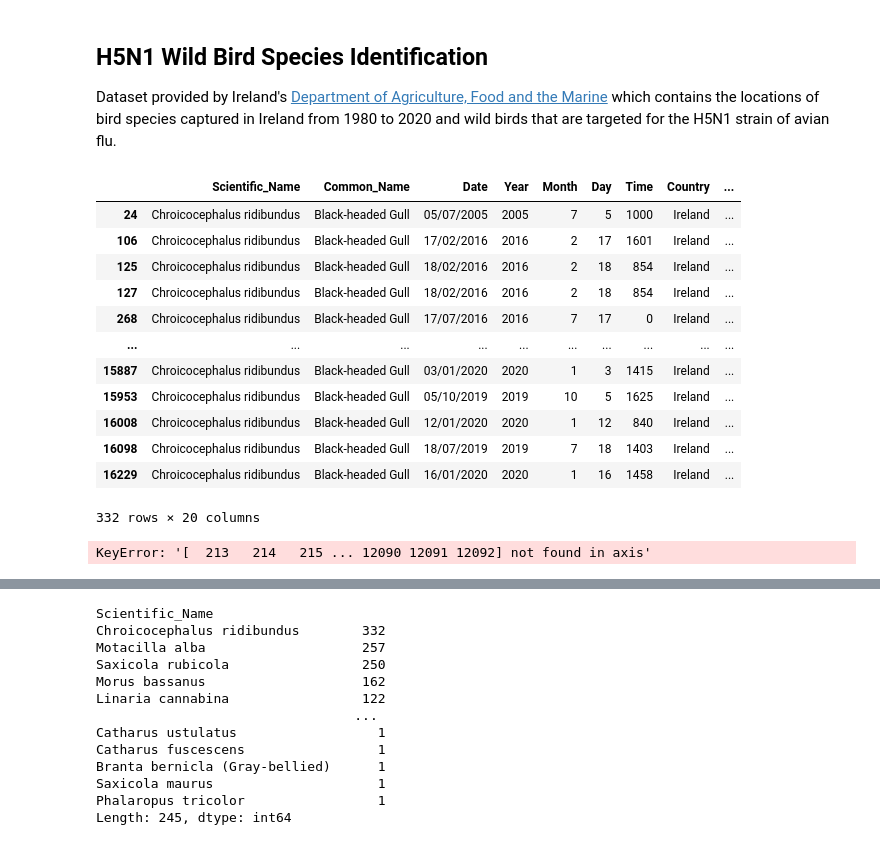
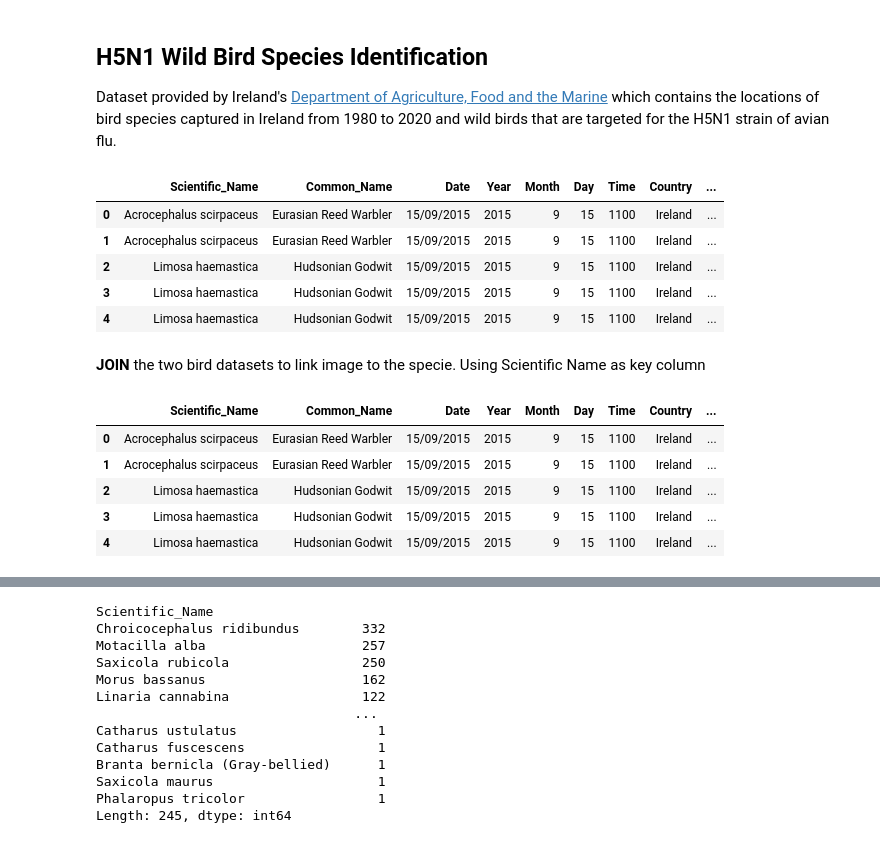
Before and after one commit to pessini/avian-flu-wild-birds-ireland, a Jupyter notebook: Datasets.ipynb, the cells around one changed output, grey strips where cells are left out. Saved outputs shown, nothing was run; the diff lists cells and outputs as text; code cells hidden in the pictures.

```diff
--- a/Datasets.ipynb
+++ b/Datasets.ipynb
@@ -165,5 +165,13 @@ df_birds.head()
 
 Dataset provided by Ireland's [Department of Agriculture, Food and the Marine](https://data.gov.ie/dataset/h5n1-wild-bird-species-identification) which contains the locations of bird species captured in Ireland from 1980 to 2020 and wild birds that are targeted for the H5N1 strain of avian flu.
 # %%
-bird_flu = pd.read_csv("./data/bird-flu.csv", encoding='latin-1')
+wild_birds = pd.read_csv("./data/98696_58589762-e8f9-4bb0-9d39-09570efbad62.xls", encoding='latin-1')
 birdwatch = pd.read_csv("./data/BirdWatchIreland.csv")
+wild_birds.head()
+# %% [output]
+|  | Scientific_Name | Common_Name | Date | Year | Month | Day | Time | Country | ... |
+| 0 | Acrocephalus scirpaceus | Eurasian Reed Warbler | 15/09/2015 | 2015 | 9 | 15 | 1100 | Ireland | ... |
+| 1 | Acrocephalus scirpaceus | Eurasian Reed Warbler | 15/09/2015 | 2015 | 9 | 15 | 1100 | Ireland | ... |
+| 2 | Limosa haemastica | Hudsonian Godwit | 15/09/2015 | 2015 | 9 | 15 | 1100 | Ireland | ... |
+| 3 | Limosa haemastica | Hudsonian Godwit | 15/09/2015 | 2015 | 9 | 15 | 1100 | Ireland | ... |
+| 4 | Limosa haemastica | Hudsonian Godwit | 15/09/2015 | 2015 | 9 | 15 | 1100 | Ireland | ... |
@@ -172,21 +178,3 @@ df1 = pd.merge(bird_flu, birdwatch, on='Scientific_Name', how='left')
-# %%
-df1[df1['Scientific_Name'] == 'Chroicocephalus ridibundus']
-# %% [output]
-|  | Scientific_Name | Common_Name | Date | Year | Month | Day | Time | Country | ... |
-| 24 | Chroicocephalus ridibundus | Black-headed Gull | 05/07/2005 | 2005 | 7 | 5 | 1000 | Ireland | ... |
-| 106 | Chroicocephalus ridibundus | Black-headed Gull | 17/02/2016 | 2016 | 2 | 17 | 1601 | Ireland | ... |
-| 125 | Chroicocephalus ridibundus | Black-headed Gull | 18/02/2016 | 2016 | 2 | 18 | 854 | Ireland | ... |
-| 127 | Chroicocephalus ridibundus | Black-headed Gull | 18/02/2016 | 2016 | 2 | 18 | 854 | Ireland | ... |
-| 268 | Chroicocephalus ridibundus | Black-headed Gull | 17/07/2016 | 2016 | 7 | 17 | 0 | Ireland | ... |
-| ... | ... | ... | ... | ... | ... | ... | ... | ... | ... |
-| 15887 | Chroicocephalus ridibundus | Black-headed Gull | 03/01/2020 | 2020 | 1 | 3 | 1415 | Ireland | ... |
-| 15953 | Chroicocephalus ridibundus | Black-headed Gull | 05/10/2019 | 2019 | 10 | 5 | 1625 | Ireland | ... |
-| 16008 | Chroicocephalus ridibundus | Black-headed Gull | 12/01/2020 | 2020 | 1 | 12 | 840 | Ireland | ... |
-| 16098 | Chroicocephalus ridibundus | Black-headed Gull | 18/07/2019 | 2019 | 7 | 18 | 1403 | Ireland | ... |
-| 16229 | Chroicocephalus ridibundus | Black-headed Gull | 16/01/2020 | 2020 | 1 | 16 | 1458 | Ireland | ... |
-332 rows × 20 columns
-# %%
-df2 = pd.merge(bird_flu.drop(df1.index), birdwatch.drop(df1.index), on='Common_Name', how='left')
-# %% [output]
-KeyError: '[  213   214   215 ... 12090 12091 12092] not found in axis'
+# %% [markdown]
+**JOIN** the two bird datasets to link image to the specie. Using Scientific Name as key column
 # %%
@@ -193,0 +182,9 @@ new_df = bird_flu.join(birdwatch.set_index('Scientific_Name'), on='Scientific_Na
+# %%
+bird_flu.head()
+# %% [output]
+|  | Scientific_Name | Common_Name | Date | Year | Month | Day | Time | Country | ... |
+| 0 | Acrocephalus scirpaceus | Eurasian Reed Warbler | 15/09/2015 | 2015 | 9 | 15 | 1100 | Ireland | ... |
+| 1 | Acrocephalus scirpaceus | Eurasian Reed Warbler | 15/09/2015 | 2015 | 9 | 15 | 1100 | Ireland | ... |
+| 2 | Limosa haemastica | Hudsonian Godwit | 15/09/2015 | 2015 | 9 | 15 | 1100 | Ireland | ... |
+| 3 | Limosa haemastica | Hudsonian Godwit | 15/09/2015 | 2015 | 9 | 15 | 1100 | Ireland | ... |
+| 4 | Limosa haemastica | Hudsonian Godwit | 15/09/2015 | 2015 | 9 | 15 | 1100 | Ireland | ... |
```
Also changed, not shown: parts of 8 cells of this notebook.
